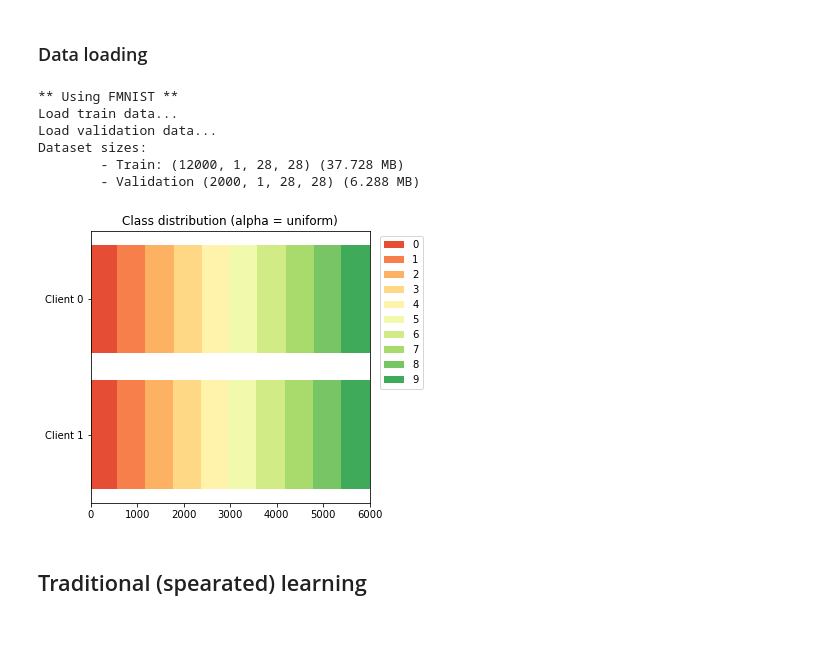
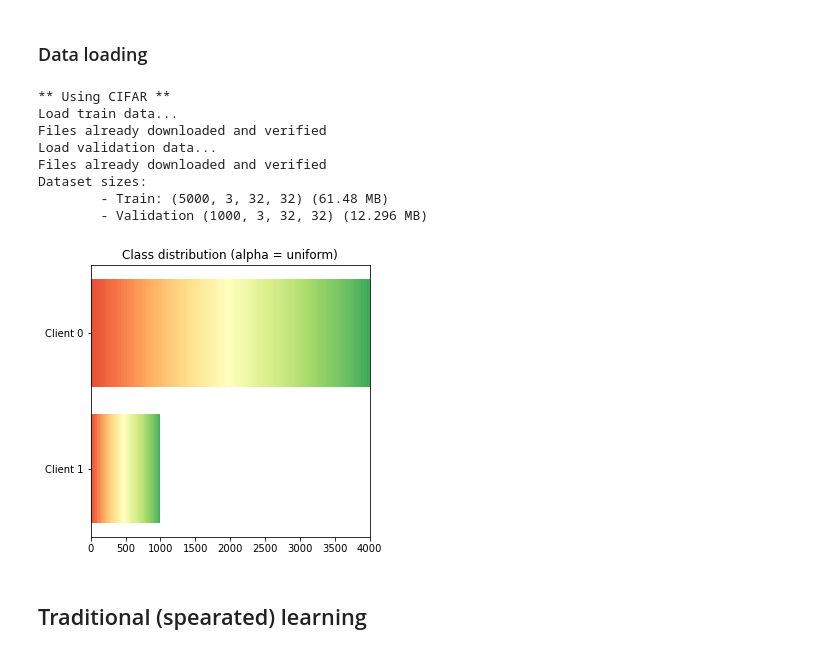
Before and after one commit to jingax/Multi-Fed, a Jupyter notebook: PrivateKD.ipynb, the cells around one changed output. Saved outputs shown, nothing was run; the diff lists cells and outputs as text; code cells hidden in the pictures.

```diff
--- a/PrivateKD.ipynb
+++ b/PrivateKD.ipynb
@@ -57,19 +41,19 @@ Thu May  5 17:57:58 2022
 ### Parameters
 # %%
 #Dataset
-DATASET = "FMNIST"
+DATASET = "CIFAR100"
 MODEL = "ResNet9"
-REDUCED = 0.2
+REDUCED = 0.1
 FEATURE_DIM = 128
 
 #Collaborative learning
 N_CLIENTS = 2
-SIZES = None # None for uniform sizes or array of length N_CLIENTS using all the data
+SIZES = [0.8, 0.2] # None for uniform sizes or array of length N_CLIENTS using all the data
 ALPHA = "uniform" #'uniform', 'disjoint' or postive.
 
 #Learning
 BATCH_SIZE = 64
-ROUNDS = 100
+ROUNDS = 50
 EPOCHS_PER_ROUND = 1
 LR=1e-3
 LAMBDA = 1
@@ -84,31 +68,33 @@ EXPORT_DIR = "./saves/Experiments/" + DATE.strftime("%d-%m-%Y/%H-%M-%S")
 # %% [markdown]
 ### Data loading
 # %%
-# Load dataset
+torch.cuda.memory_allocated(device=None)# Load dataset
 train_input, train_target, val_input, val_target, meta = hlp.load_data(dataset=DATASET, reduced=REDUCED, device=DEVICE)
 
 #Create custom torch datasets
 train_ds = hlp.CustomDataset(train_input, train_target)
 val_ds = hlp.CustomDataset(val_input, val_target)
 
 #Split dataset
 train_ds_list, val_ds_list = hlp.split_dataset(N_CLIENTS, train_ds, val_ds, ALPHA, SIZES)
 
 #Create dataloader
 train_dl_list = hlp.ds_to_dl(train_ds_list, batch_size=BATCH_SIZE)
-val_dl_list = hlp.ds_to_dl(val_ds_list)
-global_val_dl = hlp.ds_to_dl(val_ds)
+val_dl_list = hlp.ds_to_dl(val_ds_list, batch_size=10*BATCH_SIZE)
+global_val_dl = hlp.ds_to_dl(val_ds, batch_size=10*BATCH_SIZE)
 
 #Visualize partition
 hlp.visualize_class_dist(train_ds_list, meta["n_class"], title="Class distribution (alpha = {})".format(ALPHA),savepath=None)
 # %% [output]
-** Using FMNIST **
+** Using CIFAR **
 Load train data...
+Files already downloaded and verified
 Load validation data...
+Files already downloaded and verified
 Dataset sizes:
-        - Train: (12000, 1, 28, 28) (37.728 MB)
-        - Validation (2000, 1, 28, 28) (6.288 MB)
+        - Train: (5000, 3, 32, 32) (61.48 MB)
+        - Validation (1000, 3, 32, 32) (12.296 MB)
-[figure, old version]
+[figure, new version]
 # %% [markdown]
 ## Traditional (spearated) learning
 # %%
```
Also changed, not shown: parts of 9 cells of this notebook, 2 other files.
